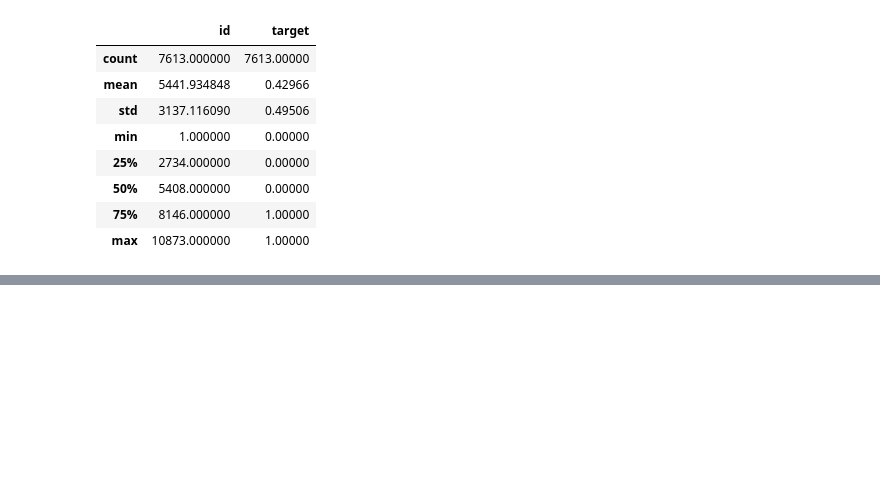
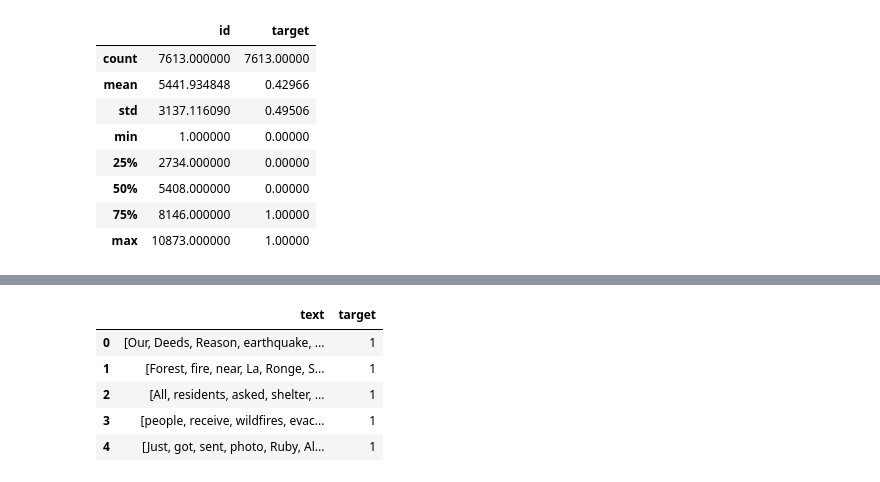
Before and after one commit to nasthosh/kaggle_competition_python, a Jupyter notebook: data_analysis.ipynb, the cells around one changed output, grey strips where cells are left out. Saved outputs shown, nothing was run; the diff lists cells and outputs as text; code cells hidden in the pictures; blank space fills up the shorter version.

```diff
--- a/data_analysis.ipynb
+++ b/data_analysis.ipynb
@@ -195,0 +169,9 @@ files.download('testClean.csv')
+# %%
+train_clean.head(5)
+# %% [output]
+|  | text | target |
+| 0 | [Our, Deeds, Reason, earthquake, ... | 1 |
+| 1 | [Forest, fire, near, La, Ronge, S... | 1 |
+| 2 | [All, residents, asked, shelter, ... | 1 |
+| 3 | [people, receive, wildfires, evac... | 1 |
+| 4 | [Just, got, sent, photo, Ruby, Al... | 1 |
```
Also changed, not shown: parts of 40 cells of this notebook.
